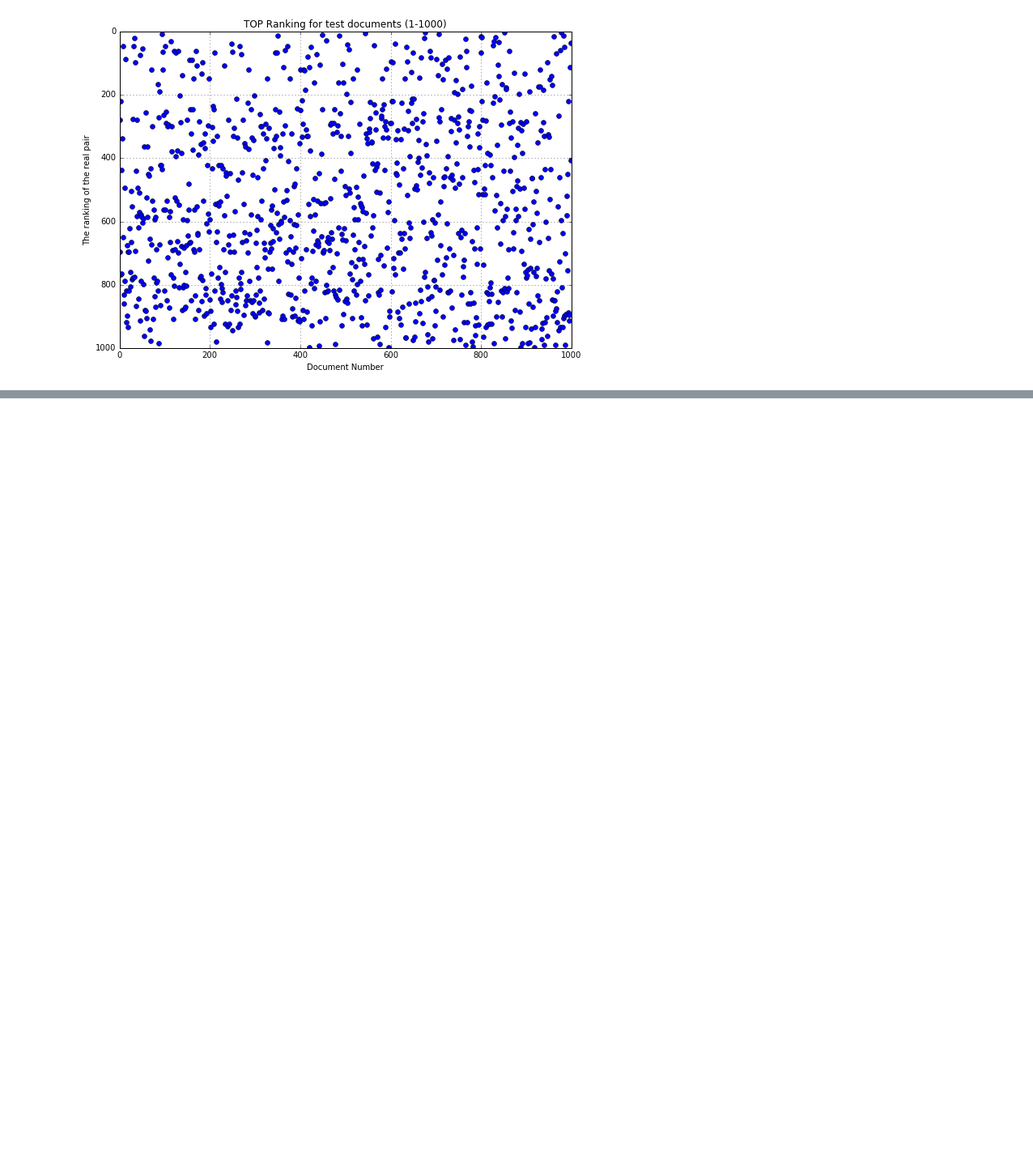
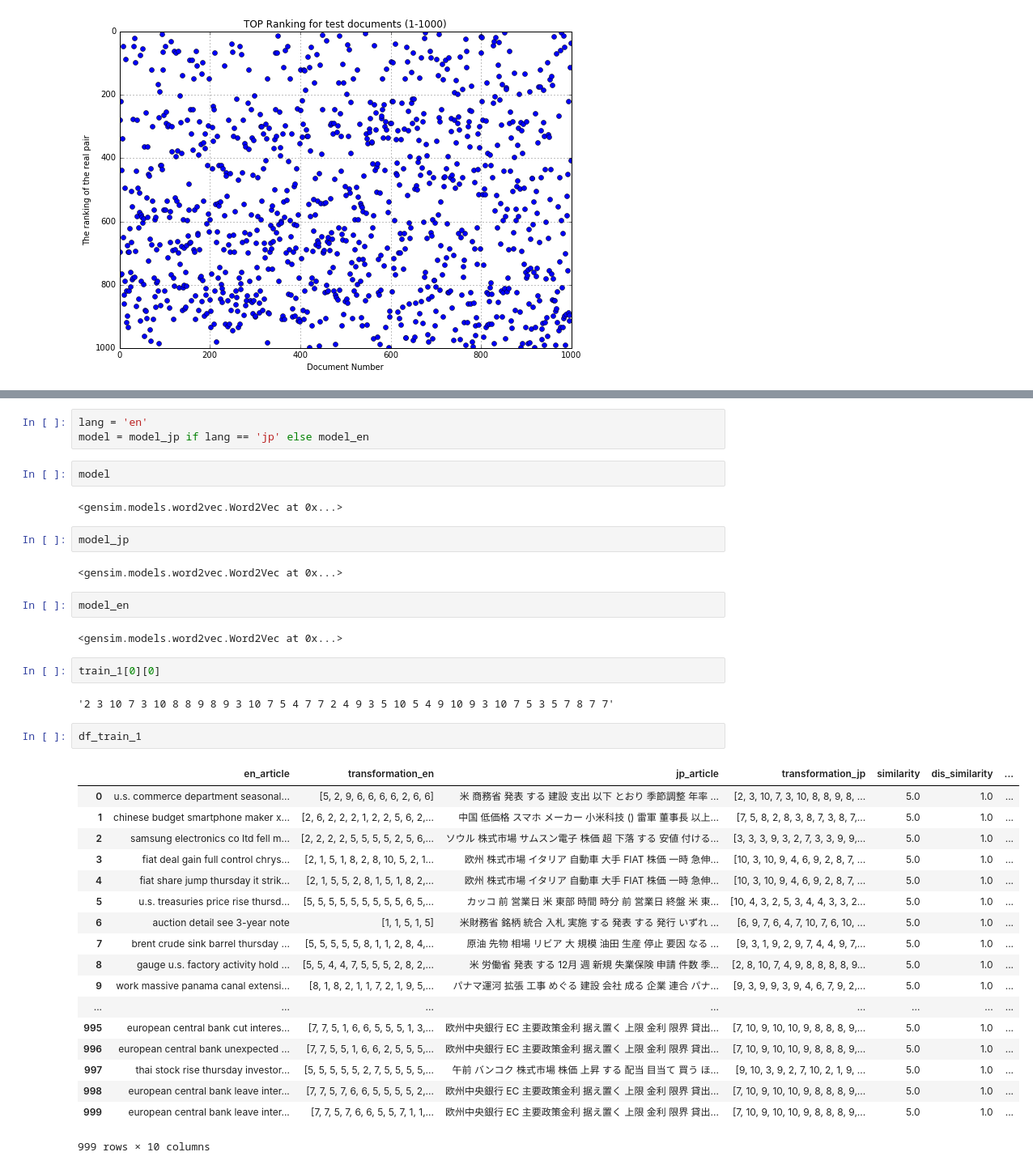
Before and after one commit to liuenda/LiuSTM, a Jupyter notebook: 2017-2-27(1) 重新训练batch=64并作图.ipynb, the cells around one changed output, grey strips where cells are left out. Shown at 81% size. Cells and saved outputs as stored; diff of their text form; blank space fills up the shorter version.

```diff
--- a/2017-2-27(1) 重新训练batch=64并作图.ipynb
+++ b/2017-2-27(1) 重新训练batch=64并作图.ipynb
@@ -172,0 +299,40 @@ plt.show()
+# %%
+lang = 'en'
+model = model_jp if lang == 'jp' else model_en
+# %%
+model
+# %% [output]
+<gensim.models.word2vec.Word2Vec at 0x...>
+# %%
+model_jp
+# %% [output]
+<gensim.models.word2vec.Word2Vec at 0x...>
+# %%
+model_en
+# %% [output]
+<gensim.models.word2vec.Word2Vec at 0x...>
+# %%
+train_1[0][0]
+# %% [output]
+'2 3 10 7 3 10 8 8 9 8 9 3 10 7 5 4 7 7 2 4 9 3 5 10 5 4 9 10 9 3 10 7 5 3 5 7 8 7 7'
+# %%
+df_train_1
+# %% [output]
+|  | en_article | transformation_en | jp_article | transformation_jp | similarity | dis_similarity | ... |
+| 0 | u.s. commerce department seasonal... | [5, 2, 9, 6, 6, 6, 6, 2, 6, 6] | 米 商務省 発表 する 建設 支出 以下 とおり 季節調整 年率 ... | [2, 3, 10, 7, 3, 10, 8, 8, 9, 8, ... | 5.0 | 1.0 | ... |
+| 1 | chinese budget smartphone maker x... | [2, 6, 2, 2, 2, 1, 2, 2, 5, 6, 2,... | 中国 低価格 スマホ メーカー 小米科技 () 雷軍 董事長 以上... | [7, 5, 8, 2, 8, 3, 8, 7, 3, 8, 7,... | 5.0 | 1.0 | ... |
+| 2 | samsung electronics co ltd fell m... | [2, 2, 2, 2, 5, 5, 5, 5, 2, 5, 6,... | ソウル 株式市場 サムスン電子 株価 超 下落 する 安値 付ける... | [3, 3, 3, 9, 3, 2, 7, 3, 3, 9, 9,... | 5.0 | 1.0 | ... |
+| 3 | fiat deal gain full control chrys... | [2, 1, 5, 1, 8, 2, 8, 10, 5, 2, 1... | 欧州 株式市場 イタリア 自動車 大手 FIAT 株価 一時 急伸... | [10, 3, 10, 9, 4, 6, 9, 2, 8, 7, ... | 5.0 | 1.0 | ... |
+| 4 | fiat share jump thursday it strik... | [2, 1, 5, 5, 2, 8, 1, 5, 1, 8, 2,... | 欧州 株式市場 イタリア 自動車 大手 FIAT 株価 一時 急伸... | [10, 3, 10, 9, 4, 6, 9, 2, 8, 7, ... | 5.0 | 1.0 | ... |
+| 5 | u.s. treasuries price rise thursd... | [5, 5, 5, 5, 5, 5, 5, 5, 5, 6, 5,... | カッコ 前 営業日 米 東部 時間 時分 前 営業日 終盤 米 東... | [10, 4, 3, 2, 5, 3, 4, 4, 3, 3, 2... | 5.0 | 1.0 | ... |
+| 6 | auction detail see 3-year note | [1, 1, 5, 1, 5] | 米財務省 銘柄 統合 入札 実施 する 発表 する 発行 いずれ ... | [6, 9, 7, 6, 4, 7, 10, 7, 6, 10, ... | 5.0 | 1.0 | ... |
+| 7 | brent crude sink barrel thursday ... | [5, 5, 5, 5, 5, 8, 1, 1, 2, 8, 4,... | 原油 先物 相場 リビア 大 規模 油田 生産 停止 要因 なる ... | [9, 3, 1, 9, 2, 9, 7, 4, 4, 9, 7,... | 5.0 | 1.0 | ... |
+| 8 | gauge u.s. factory activity hold ... | [5, 5, 4, 4, 7, 5, 5, 5, 2, 8, 2,... | 米 労働省 発表 する 12月 週 新規 失業保険 申請 件数 季... | [2, 8, 10, 7, 4, 9, 8, 8, 8, 8, 9... | 5.0 | 1.0 | ... |
+| 9 | work massive panama canal extensi... | [8, 1, 8, 2, 1, 1, 7, 2, 1, 9, 5,... | パナマ運河 拡張 工事 めぐる 建設 会社 成る 企業 連合 パナ... | [9, 3, 9, 9, 3, 9, 4, 6, 7, 9, 2,... | 5.0 | 1.0 | ... |
+| ... | ... | ... | ... | ... | ... | ... | ... |
+| 995 | european central bank cut interes... | [7, 7, 5, 1, 6, 6, 5, 5, 5, 1, 3,... | 欧州中央銀行 EC 主要政策金利 据え置く 上限 金利 限界 貸出... | [7, 10, 9, 10, 10, 9, 8, 8, 8, 9,... | 5.0 | 1.0 | ... |
+| 996 | european central bank unexpected ... | [7, 7, 5, 5, 1, 6, 6, 2, 5, 5, 5,... | 欧州中央銀行 EC 主要政策金利 据え置く 上限 金利 限界 貸出... | [7, 10, 9, 10, 10, 9, 8, 8, 8, 9,... | 5.0 | 1.0 | ... |
+| 997 | thai stock rise thursday investor... | [5, 5, 5, 5, 5, 2, 7, 5, 5, 5, 5,... | 午前 バンコク 株式市場 株価 上昇 する 配当 目当て 買う ほ... | [9, 10, 3, 9, 2, 7, 10, 2, 1, 9, ... | 5.0 | 1.0 | ... |
+| 998 | european central bank leave inter... | [7, 7, 5, 7, 6, 6, 5, 5, 5, 5, 2,... | 欧州中央銀行 EC 主要政策金利 据え置く 上限 金利 限界 貸出... | [7, 10, 9, 10, 10, 9, 8, 8, 8, 9,... | 5.0 | 1.0 | ... |
+| 999 | european central bank leave inter... | [7, 7, 5, 7, 6, 6, 5, 5, 7, 1, 1,... | 欧州中央銀行 EC 主要政策金利 据え置く 上限 金利 限界 貸出... | [7, 10, 9, 10, 10, 9, 8, 8, 8, 9,... | 5.0 | 1.0 | ... |
+999 rows × 10 columns
```
Also changed, not shown: parts of 25 cells of this notebook, 11 other files.
